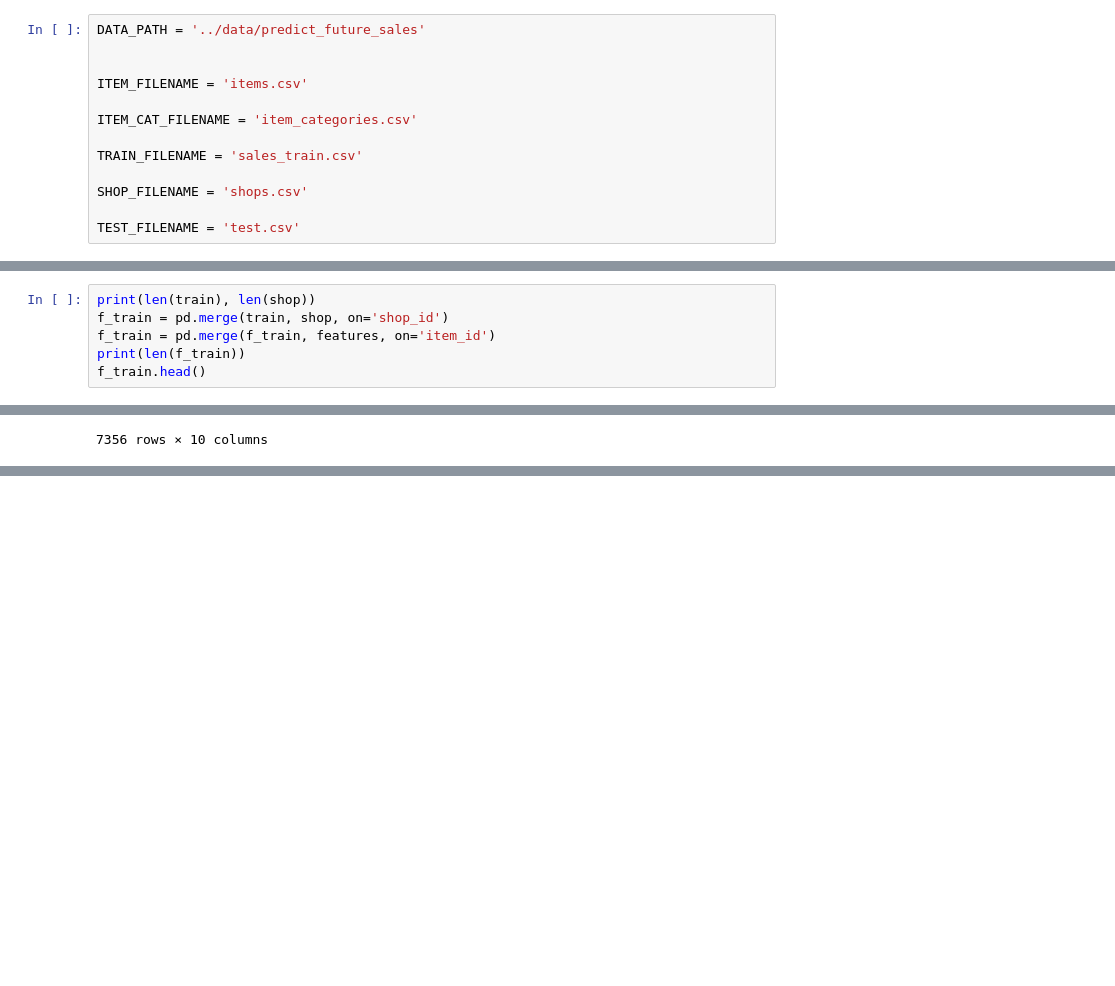
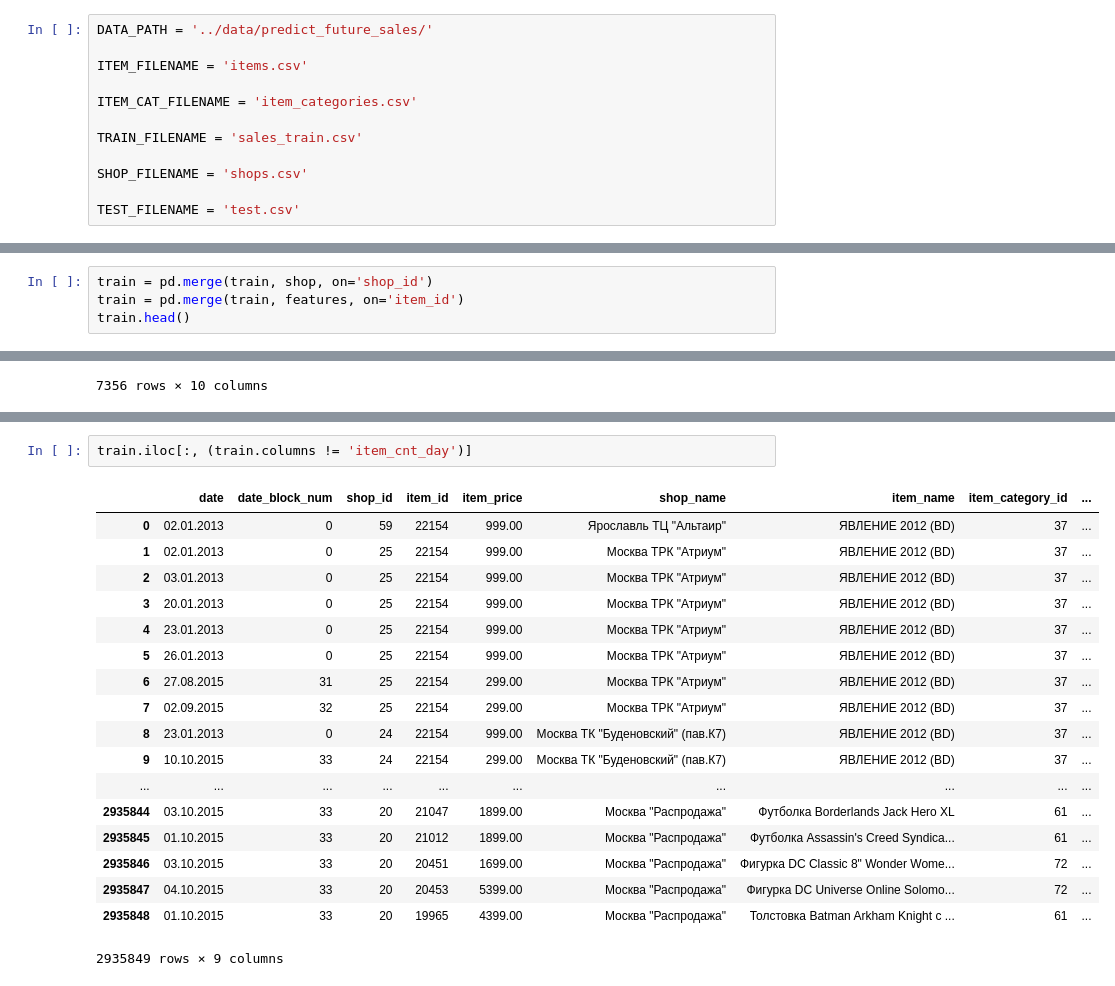
Before and after one commit to kkchuchu/kkchuchu.mushroom, a Jupyter notebook: kaggle/[kaggle] Predict Future Sales.ipynb, the cells around one changed output, grey strips where cells are left out. Drawn from its saved outputs; the diff is of its cells as text; blank space fills up the shorter version.

```diff
--- a/kaggle/[kaggle] Predict Future Sales.ipynb
+++ b/kaggle/[kaggle] Predict Future Sales.ipynb
@@ -19,8 +19,7 @@ warnings.warn = ignore_warn
 # pd.set_option('display.expand_frame_repr', False)
 sns.set(style="whitegrid", color_codes=True)
 # %%
-DATA_PATH = '../data/predict_future_sales'
-
+DATA_PATH = '../data/predict_future_sales/'
 
 ITEM_FILENAME = 'items.csv'
 
@@ -96,7 +105,5 @@ features.head()
 # %%
-print(len(train), len(shop))
-f_train = pd.merge(train, shop, on='shop_id')
-f_train = pd.merge(f_train, features, on='item_id')
-print(len(f_train))
-f_train.head()
+train = pd.merge(train, shop, on='shop_id')
+train = pd.merge(train, features, on='item_id')
+train.head()
 # %% [output]
@@ -178,0 +254,21 @@ drop_outlier_train[drop_outlier_train.item_cnt_day<0]
+# %%
+train.iloc[:, (train.columns != 'item_cnt_day')]
+# %% [output]
+|  | date | date_block_num | shop_id | item_id | item_price | shop_name | item_name | item_category_id | ... |
+| 0 | 02.01.2013 | 0 | 59 | 22154 | 999.00 | Ярославль ТЦ "Альтаир" | ЯВЛЕНИЕ 2012 (BD) | 37 | ... |
+| 1 | 02.01.2013 | 0 | 25 | 22154 | 999.00 | Москва ТРК "Атриум" | ЯВЛЕНИЕ 2012 (BD) | 37 | ... |
+| 2 | 03.01.2013 | 0 | 25 | 22154 | 999.00 | Москва ТРК "Атриум" | ЯВЛЕНИЕ 2012 (BD) | 37 | ... |
+| 3 | 20.01.2013 | 0 | 25 | 22154 | 999.00 | Москва ТРК "Атриум" | ЯВЛЕНИЕ 2012 (BD) | 37 | ... |
+| 4 | 23.01.2013 | 0 | 25 | 22154 | 999.00 | Москва ТРК "Атриум" | ЯВЛЕНИЕ 2012 (BD) | 37 | ... |
+| 5 | 26.01.2013 | 0 | 25 | 22154 | 999.00 | Москва ТРК "Атриум" | ЯВЛЕНИЕ 2012 (BD) | 37 | ... |
+| 6 | 27.08.2015 | 31 | 25 | 22154 | 299.00 | Москва ТРК "Атриум" | ЯВЛЕНИЕ 2012 (BD) | 37 | ... |
+| 7 | 02.09.2015 | 32 | 25 | 22154 | 299.00 | Москва ТРК "Атриум" | ЯВЛЕНИЕ 2012 (BD) | 37 | ... |
+| 8 | 23.01.2013 | 0 | 24 | 22154 | 999.00 | Москва ТК "Буденовский" (пав.К7) | ЯВЛЕНИЕ 2012 (BD) | 37 | ... |
+| 9 | 10.10.2015 | 33 | 24 | 22154 | 299.00 | Москва ТК "Буденовский" (пав.К7) | ЯВЛЕНИЕ 2012 (BD) | 37 | ... |
+| ... | ... | ... | ... | ... | ... | ... | ... | ... | ... |
+| 2935844 | 03.10.2015 | 33 | 20 | 21047 | 1899.00 | Москва "Распродажа" | Футболка Borderlands Jack Hero XL | 61 | ... |
+| 2935845 | 01.10.2015 | 33 | 20 | 21012 | 1899.00 | Москва "Распродажа" | Футболка Assassin's Creed Syndica... | 61 | ... |
+| 2935846 | 03.10.2015 | 33 | 20 | 20451 | 1699.00 | Москва "Распродажа" | Фигурка DC Classic 8" Wonder Wome... | 72 | ... |
+| 2935847 | 04.10.2015 | 33 | 20 | 20453 | 5399.00 | Москва "Распродажа" | Фигурка DC Universe Online Solomo... | 72 | ... |
+| 2935848 | 01.10.2015 | 33 | 20 | 19965 | 4399.00 | Москва "Распродажа" | Толстовка Batman Arkham Knight с ... | 61 | ... |
+2935849 rows × 9 columns
```
Also changed, not shown: parts of 18 cells of this notebook, 1 other file.
